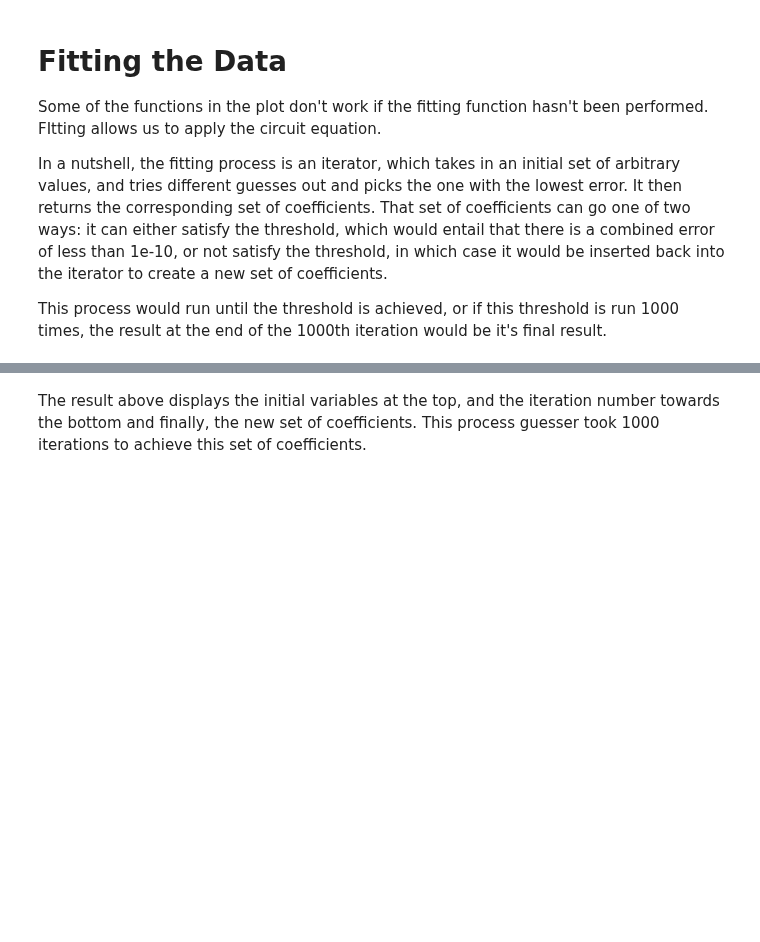
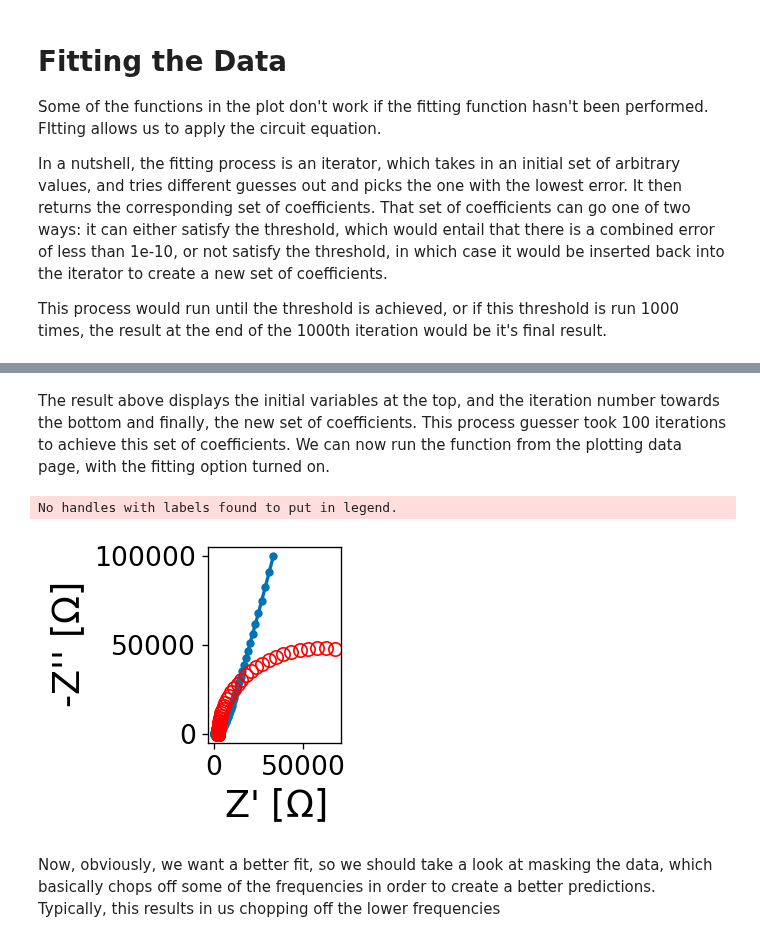
Before and after one commit to WildcatDiscovery/Kyler_Speed_Circuit, a Jupyter notebook: python_notebooks/fitting_the_data.ipynb, the cells around one changed output, grey strips where cells are left out. Saved outputs shown, nothing was run; the diff lists cells and outputs as text; code cells hidden in the pictures; blank space fills up the shorter version.

```diff
--- a/python_notebooks/fitting_the_data.ipynb
+++ b/python_notebooks/fitting_the_data.ipynb
@@ -55,2 +43,9 @@ ITERATION NO:  1000
 # %% [markdown]
-The result above displays the initial variables at the top, and the iteration number towards the bottom and finally, the new set of coefficients. This process guesser took 1000 iterations to achieve this set of coefficients.
+The result above displays the initial variables at the top, and the iteration number towards the bottom and finally, the new set of coefficients. This process guesser took 100 iterations to achieve this set of coefficients. We can now run the function from the plotting data page, with the fitting option turned on.
+# %%
+ex_mpt.mpt_plot(fitting = 'on')
+# %% [output]
+No handles with labels found to put in legend.
+[figure, added]
+# %% [markdown]
+Now, obviously, we want a better fit, so we should take a look at masking the data, which basically chops off some of the frequencies in order to create a better predictions. Typically, this results in us chopping off the lower frequencies
```
Also changed, not shown: parts of 3 cells of this notebook, 4 other files.
